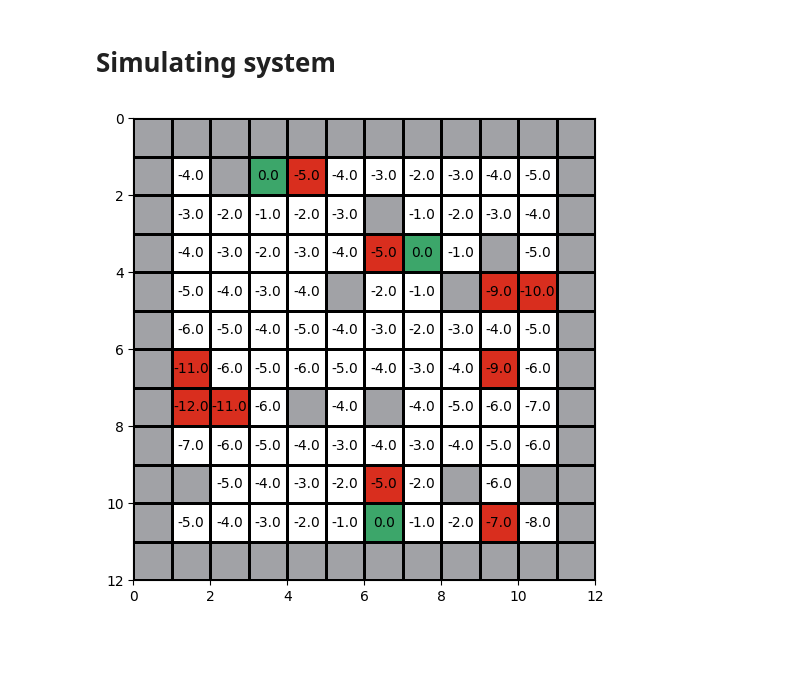
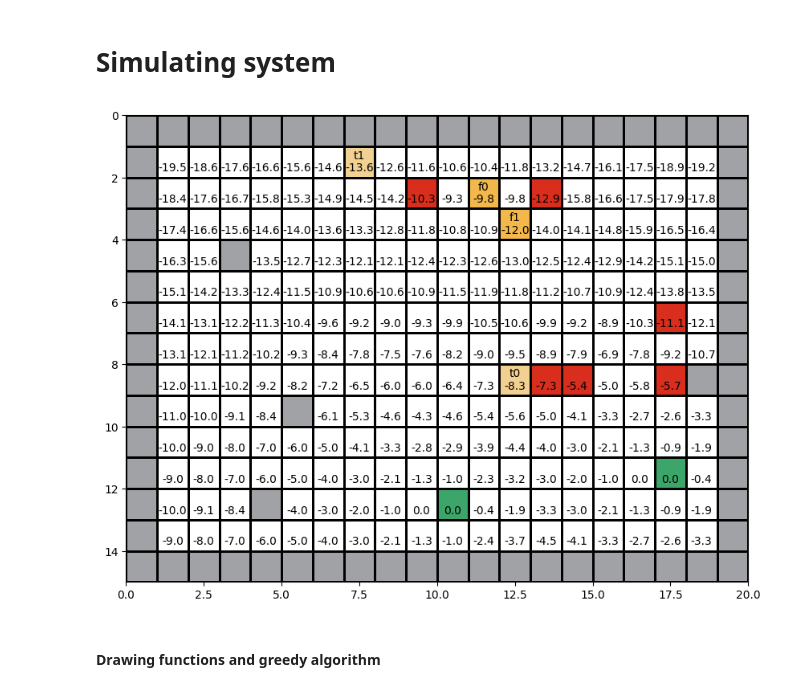
Before and after one commit to djole07/Maze, a Jupyter notebook: maze.ipynb, the cells around one changed output. Saved outputs shown, nothing was run; the diff lists cells and outputs as text; code cells hidden in the pictures; blank space fills up the shorter version.

```diff
--- a/maze.ipynb
+++ b/maze.ipynb
@@ -463,3 +614,5 @@ for i in range(ROWS):
+# %%
+Tabla, board = generate_map(10,10)
 # %% [markdown]
 ## Playing the game manually
 # %%
@@ -577,0 +678,11 @@ def compute_v(player_x, player_y, values, gamma):
+# %%
+def iteration_by_value(number_of_iterations: int, gamma: float, values):
+  """ For each player state, compute next value of that state"""
+  for _ in range(number_of_iterations):
+    for s in values:
+      Tabla.player_x = s[0];
+      Tabla.player_y = s[1];
+
+      if not Tabla.is_cell_terminal():
+        values[s] = compute_v(s[0], s[1], values, gamma)
+  return values
@@ -578,38 +718,56 @@ def compute_v(player_x, player_y, values, gamma):
 # %%
-def iteration_by_value(number_of_iterations, gamma, values):
+def iteration_by_value_stohastic(number_of_iterations, gamma, values, actions_probabilities):
   for _ in range(number_of_iterations):
     for s in values:
       Tabla.player_x = s[0];
       Tabla.player_y = s[1];
 
       if not Tabla.is_cell_terminal():
-        values[s] = compute_v(s[0], s[1], values, gamma)
+        values[s] = compute_v_stohastic(s[0], s[1], values, actions_probabilities, gamma)
   return values
 # %% [markdown]
 # Simulating system
 # %%
-number_of_iterations = 20 # @param {type:"slider", min:1, max:20, step:1}
+# @title Game simulation {"display-mode":"form"}
+generate_new_board = True # @param {type:"boolean"}
+
+ROWS_NUMBER = 15 # @param {type:"integer"}
+COLUMNS_NUMBER = 20 # @param {type:"integer"}
+
+number_of_iterations = 100 # @param {type:"slider", min:1, max:200, step:1}
 gamma = 1 # @param {type:"slider", min:0, max:1, step:0.1}
-refresh_board = True # @param {type:"boolean"}
-show_text = True # @param {type:"boolean"}
 
 
-ROWS_NUMBER = 12 # @param {type:"integer"}
-COLUMNS_NUMBER = 12 # @param {type:"integer"}
+show_values = True # @param {type:"boolean"}
+
+rightside_wind = True # @param {"type":"boolean"}
 
 
-if refresh_board == True:
+if generate_new_board == True:
   Tabla, board = generate_map(ROWS_NUMBER, COLUMNS_NUMBER)
 
 states_list = Tabla.get_state_list()
+values = {s: random.random() for s in states_list}
 
-values = {s: random.random() for s in states_list}
 
 for s in values:
     if isinstance(Tabla.board[s[1]][s[0]], TerminalCell):
-        values[s] = 0
-v = iteration_by_value(number_of_iterations, gamma, values)
+        values[s] = REWARD_TERMINAL # U slucaju da dobijamo nesto ako se zakucamo u terminal
+actions_prob_list = Tabla.get_actions_probability()
 
-showBoardWithGridAndScores(refreshBoard(board), v, show_text, ROWS_NUMBER, COLUMNS_NUMBER)
+if rightside_wind is True:
+  v = iteration_by_value_stohastic(number_of_iterations, gamma, values, actions_prob_list)
+else:
+  v = iteration_by_value(number_of_iterations, gamma, values)
+
+showBoardWithGridAndScores(refreshBoard(board),
+                           COLUMNS_NUMBER,
+                           ROWS_NUMBER,
+                           v,
+                           show_values,
+                           Tabla.teleport_cells_dict,
+                           True)
 # %% [output]
-[figure, old version]
+[figure, new version]
+# %% [markdown]
+#### Drawing functions and greedy algorithm
```
Also changed, not shown: parts of 29 cells of this notebook.
